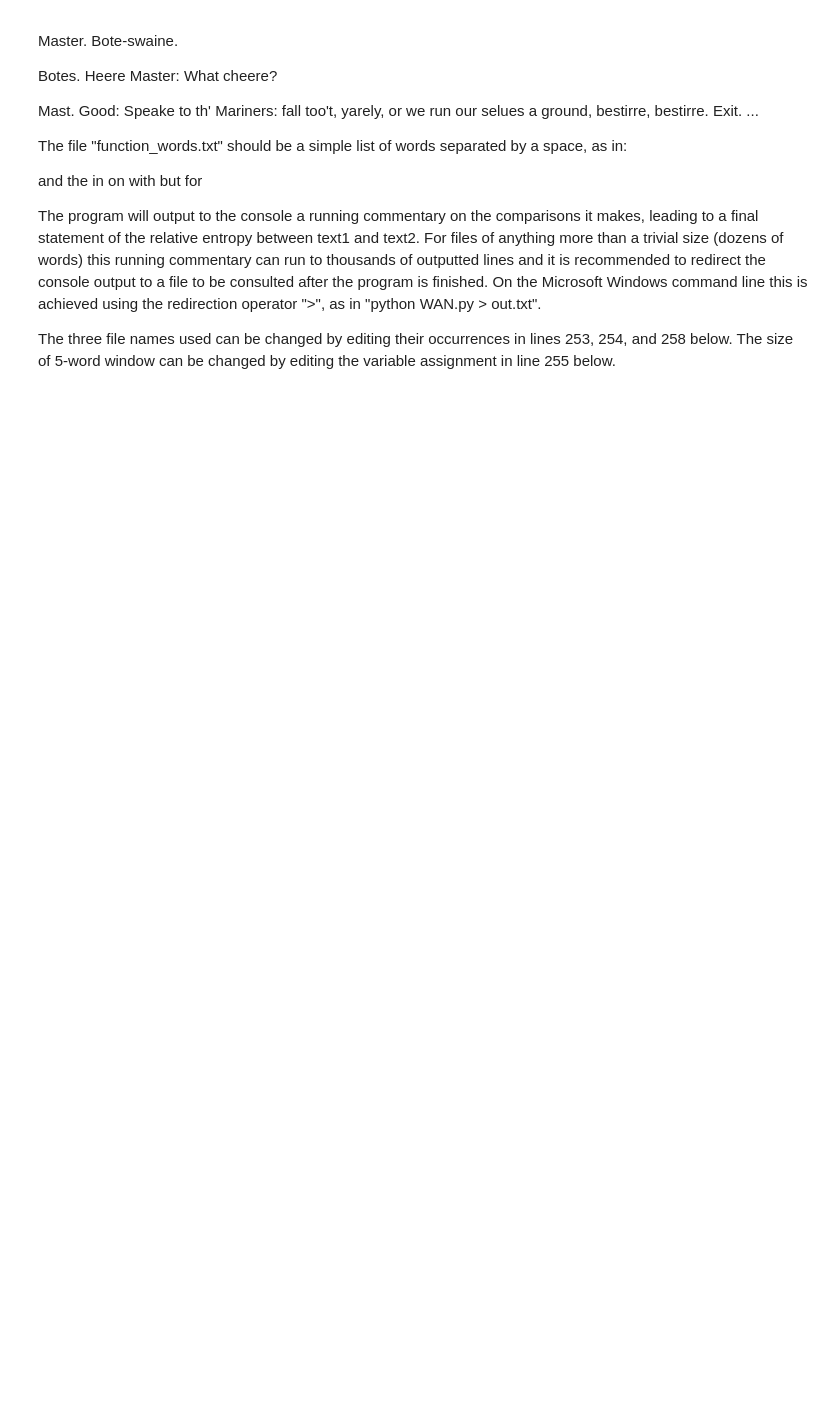
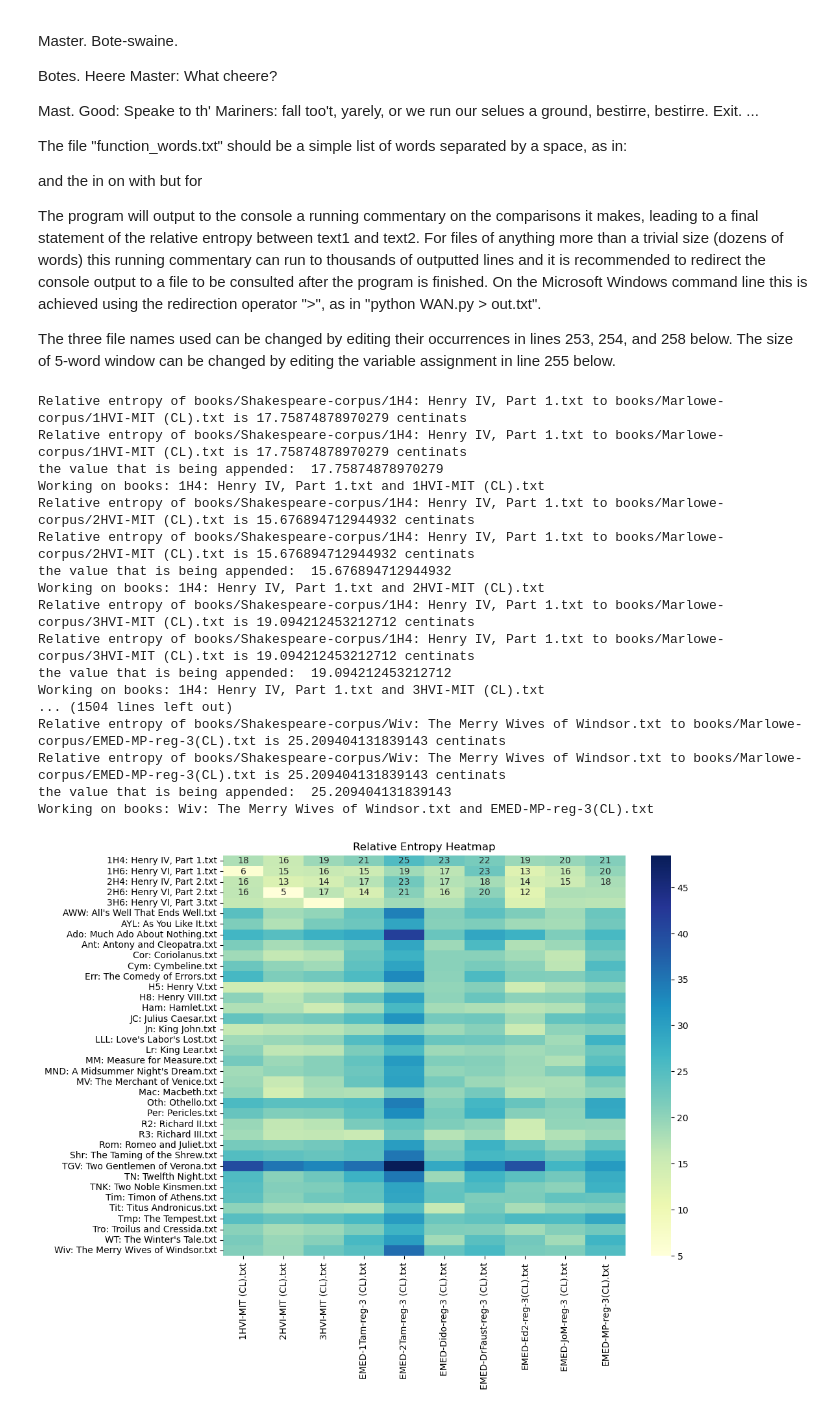
Before and after one commit to alex-krtt/kitmarlowe-jupyter, a Jupyter notebook: word_adjecency_network.ipynb, the cells around one changed output. Drawn from its saved outputs; the diff is of its cells as text; code cells hidden in the pictures; blank space fills up the shorter version.

Commit message:
Add new corpora paths

```diff
--- a/word_adjecency_network.ipynb
+++ b/word_adjecency_network.ipynb
@@ -305,10 +305,10 @@ def enumerate_books(path):
 path = "books/"
 enumerate_books(path)
 # %%
-import os
 import pandas as pd
 import seaborn as sns
 import matplotlib.pyplot as plt
+import os
 
 windowWidth = 27
 
@@ -330,41 +330,62 @@ def return_centinat_relative_entropy_2(inputFile1, inputFile2):
     WAN1LimitProbs = limitProbabilities((eliminateSinks(WAN1)),text1Counts)
 
     #print("\n\nDoing "+inputFile2)
     (text2Scores, text2Counts) = countFWs(cleanUp(text2),fwords,windowWidth, inputFile2) # We pass countFWs() the input
                                                                                         #   filename so it can show it
     WAN2 = normalize(text2Scores)
     # print to text file
 
     print("Relative entropy of "+inputFile1+" to "+inputFile2+" is "+str(100 * relativeEntropy(WAN1, WAN2, WAN1LimitProbs))+ " centinats")
 
     # Return relative entropy
     return 100 * relativeEntropy(WAN1, WAN2, WAN1LimitProbs)
 
-def enumerate_books_as_data_frame(path):
-    books = sorted(os.listdir(path))
-    books = [book for book in books if book.endswith('.txt')]
+def enumerate_books_as_data_frame(path1, path2):
+    shakespeare_books = sorted(os.listdir(path1))
+    marlowe_books = sorted(os.listdir(path2))
+    shakespeare_books = [book for book in shakespeare_books if book.endswith('.txt')]
+    marlowe_books = [book for book in marlowe_books if book.endswith('.txt')]
 
     # Initialize an empty matrix
     matrix = []
 
-    for i in range(len(books)):
+    for i in range(len(shakespeare_books)):
         row = []
-        for j in range(len(books)):
-            row.append(return_centinat_relative_entropy_2(os.path.join(path, books[i]), os.path.join(path, books[j])))
-            print("the value that is being appended: ", return_centinat_relative_entropy_2(os.path.join(path, books[i]), os.path.join(path, books[j])))
-            print("Working on books: " + books[i] + " and " + books[j])
+        for j in range(len(marlowe_books)):
+            row.append(return_centinat_relative_entropy_2(os.path.join(path1, shakespeare_books[i]), os.path.join(path2, marlowe_books[j])))
+            print("the value that is being appended: ", return_centinat_relative_entropy_2(os.path.join(path1, shakespeare_books[i]), os.path.join(path2, marlowe_books[j])))
+            print("Working on books: " + shakespeare_books[i] + " and " + marlowe_books[j])
         matrix.append(row)
 
     # Convert matrix to DataFrame
-    df = pd.DataFrame(matrix, columns=books, index=books)
+    df = pd.DataFrame(matrix, columns=marlowe_books, index=shakespeare_books)
     return df
+
 
 def plot_heatmap(df):
     plt.figure(figsize=(10,8))
     sns.heatmap(df, cmap="YlGnBu", annot=True)
     plt.title("Relative Entropy Heatmap")
     plt.show()
 
-path = "books/Shakespeare"
-df = enumerate_books_as_data_frame(path)
+df = enumerate_books_as_data_frame('books/Shakespeare-corpus', 'books/Marlowe-corpus')
 plot_heatmap(df)
+# %% [output]
+Relative entropy of books/Shakespeare-corpus/1H4: Henry IV, Part 1.txt to books/Marlowe-corpus/1HVI-MIT (CL).txt is 17.75874878970279 centinats
+Relative entropy of books/Shakespeare-corpus/1H4: Henry IV, Part 1.txt to books/Marlowe-corpus/1HVI-MIT (CL).txt is 17.75874878970279 centinats
+the value that is being appended:  17.75874878970279
+Working on books: 1H4: Henry IV, Part 1.txt and 1HVI-MIT (CL).txt
+Relative entropy of books/Shakespeare-corpus/1H4: Henry IV, Part 1.txt to books/Marlowe-corpus/2HVI-MIT (CL).txt is 15.676894712944932 centinats
+Relative entropy of books/Shakespeare-corpus/1H4: Henry IV, Part 1.txt to books/Marlowe-corpus/2HVI-MIT (CL).txt is 15.676894712944932 centinats
+the value that is being appended:  15.676894712944932
+Working on books: 1H4: Henry IV, Part 1.txt and 2HVI-MIT (CL).txt
+Relative entropy of books/Shakespeare-corpus/1H4: Henry IV, Part 1.txt to books/Marlowe-corpus/3HVI-MIT (CL).txt is 19.094212453212712 centinats
+Relative entropy of books/Shakespeare-corpus/1H4: Henry IV, Part 1.txt to books/Marlowe-corpus/3HVI-MIT (CL).txt is 19.094212453212712 centinats
+the value that is being appended:  19.094212453212712
+Working on books: 1H4: Henry IV, Part 1.txt and 3HVI-MIT (CL).txt
+... (1504 lines left out)
+Relative entropy of books/Shakespeare-corpus/Wiv: The Merry Wives of Windsor.txt to books/Marlowe-corpus/EMED-MP-reg-3(CL).txt is 25.209404131839143 centinats
+Relative entropy of books/Shakespeare-corpus/Wiv: The Merry Wives of Windsor.txt to books/Marlowe-corpus/EMED-MP-reg-3(CL).txt is 25.209404131839143 centinats
+the value that is being appended:  25.209404131839143
+Working on books: Wiv: The Merry Wives of Windsor.txt and EMED-MP-reg-3(CL).txt
+[figure, added]
```
